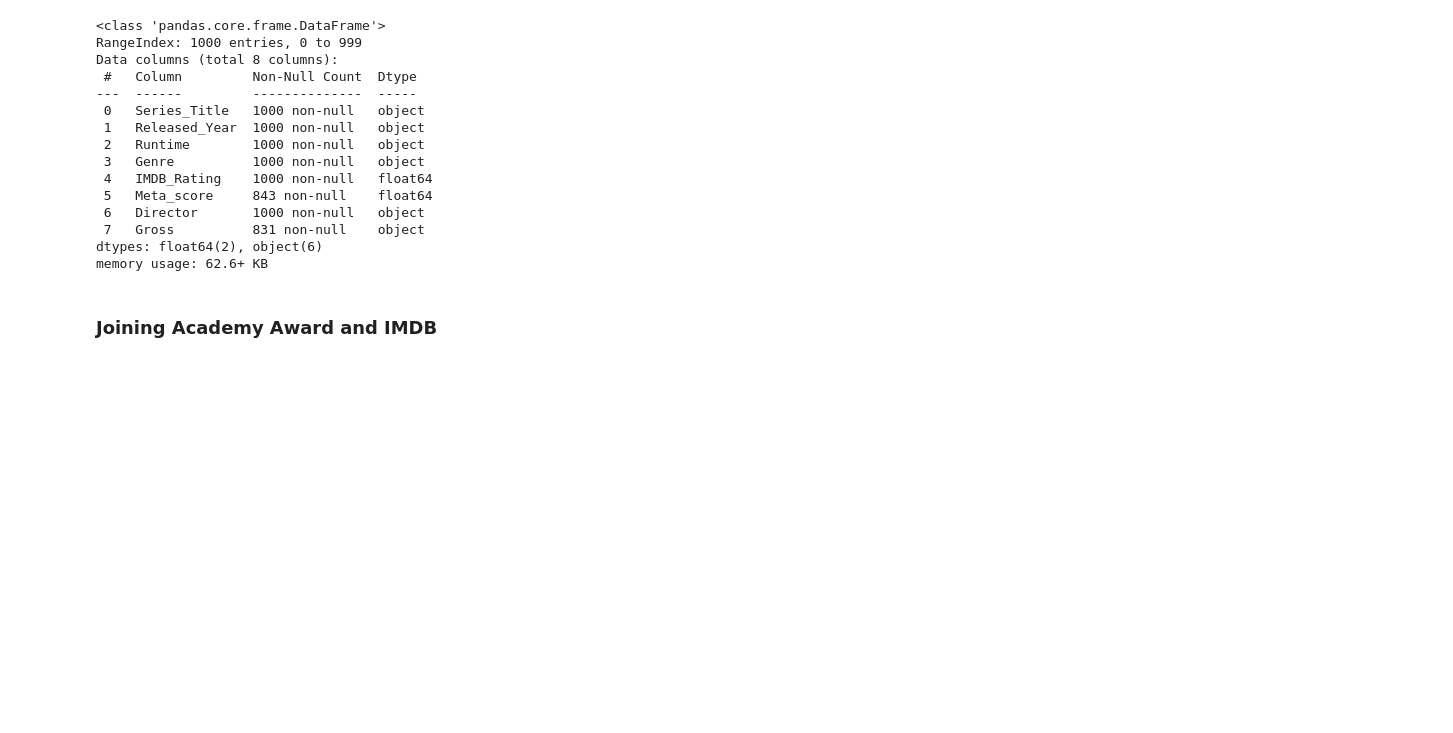
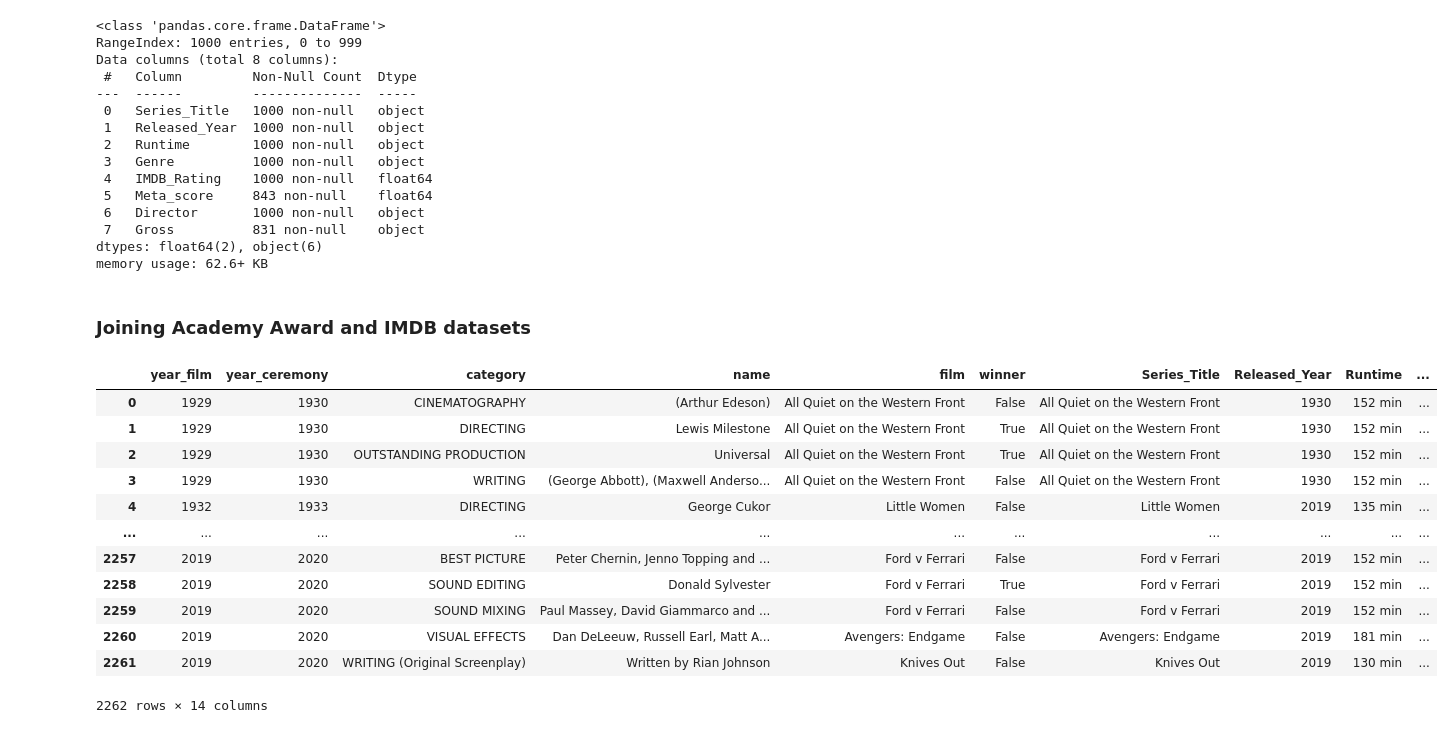
Before and after one commit to c-eggensperger/UCDPA_Oscar-Movie-Ratings, a Jupyter notebook: Oscar Movie Ratings Analysis.ipynb, the cells around one changed output. Drawn from its saved outputs; the diff is of its cells as text; code cells hidden in the pictures; blank space fills up the shorter version.

Commit message:
Joining datasets
Merged the oscars dataset with the IMDB set. Dropped columns

```diff
--- a/Oscar Movie Ratings Analysis.ipynb
+++ b/Oscar Movie Ratings Analysis.ipynb
@@ -279,4 +279,21 @@ Data columns (total 8 columns):
 dtypes: float64(2), object(6)
 memory usage: 62.6+ KB
 # %% [markdown]
-### Joining Academy Award and IMDB
+### Joining Academy Award and IMDB datasets
+# %%
+merged = oscars.merge(imdb, left_on=["film"], right_on=["Series_Title"])
+merged
+# %% [output]
+|  | year_film | year_ceremony | category | name | film | winner | Series_Title | Released_Year | Runtime | ... |
+| 0 | 1929 | 1930 | CINEMATOGRAPHY | (Arthur Edeson) | All Quiet on the Western Front | False | All Quiet on the Western Front | 1930 | 152 min | ... |
+| 1 | 1929 | 1930 | DIRECTING | Lewis Milestone | All Quiet on the Western Front | True | All Quiet on the Western Front | 1930 | 152 min | ... |
+| 2 | 1929 | 1930 | OUTSTANDING PRODUCTION | Universal | All Quiet on the Western Front | True | All Quiet on the Western Front | 1930 | 152 min | ... |
+| 3 | 1929 | 1930 | WRITING | (George Abbott), (Maxwell Anderso... | All Quiet on the Western Front | False | All Quiet on the Western Front | 1930 | 152 min | ... |
+| 4 | 1932 | 1933 | DIRECTING | George Cukor | Little Women | False | Little Women | 2019 | 135 min | ... |
+| ... | ... | ... | ... | ... | ... | ... | ... | ... | ... | ... |
+| 2257 | 2019 | 2020 | BEST PICTURE | Peter Chernin, Jenno Topping and ... | Ford v Ferrari | False | Ford v Ferrari | 2019 | 152 min | ... |
+| 2258 | 2019 | 2020 | SOUND EDITING | Donald Sylvester | Ford v Ferrari | True | Ford v Ferrari | 2019 | 152 min | ... |
+| 2259 | 2019 | 2020 | SOUND MIXING | Paul Massey, David Giammarco and ... | Ford v Ferrari | False | Ford v Ferrari | 2019 | 152 min | ... |
+| 2260 | 2019 | 2020 | VISUAL EFFECTS | Dan DeLeeuw, Russell Earl, Matt A... | Avengers: Endgame | False | Avengers: Endgame | 2019 | 181 min | ... |
+| 2261 | 2019 | 2020 | WRITING (Original Screenplay) | Written by Rian Johnson | Knives Out | False | Knives Out | 2019 | 130 min | ... |
+2262 rows × 14 columns
```
Also changed, not shown: parts of 6 cells of this notebook.
